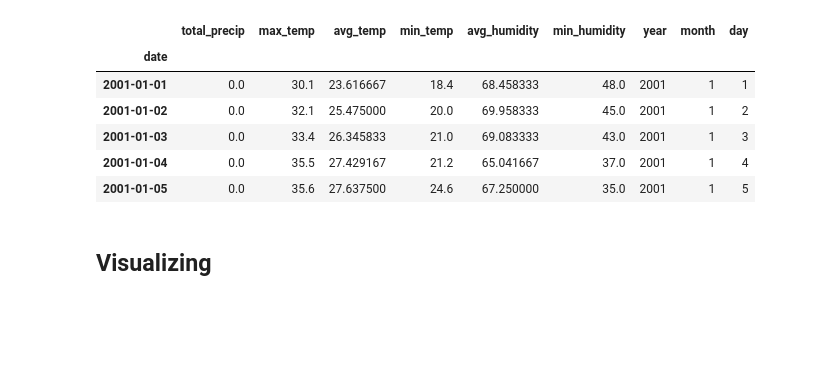
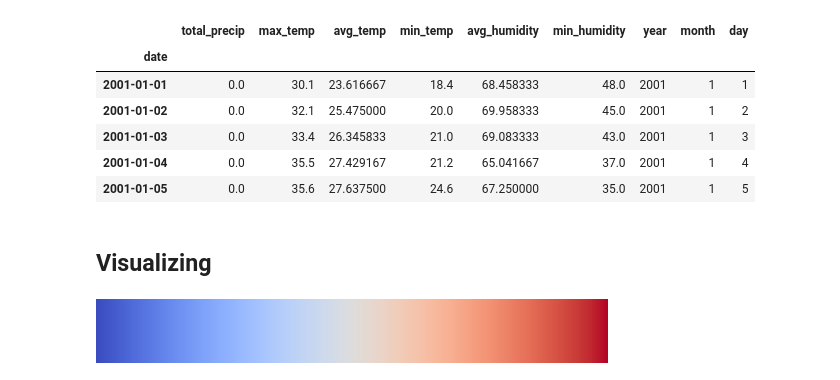
Before and after one commit to attrindade/poa-weather-analysis, a Jupyter notebook: weather-comparation.ipynb, the cells around one changed output. Saved outputs shown, nothing was run; the diff lists cells and outputs as text; code cells hidden in the pictures; blank space fills up the shorter version.

Commit message:
Added some visualization data

```diff
--- a/weather-comparation.ipynb
+++ b/weather-comparation.ipynb
@@ -183,6 +183,10 @@ poaw.head()
 # %%
 import matplotlib.pyplot as plt
 import seaborn as sns
 %matplotlib inline
 
 sns.set_style("whitegrid")
+sns.set_palette("coolwarm")
+sns.color_palette("coolwarm", as_cmap=True)
+# %% [output]
+[figure, added]
```
Also changed, not shown: parts of 12 cells of this notebook.
